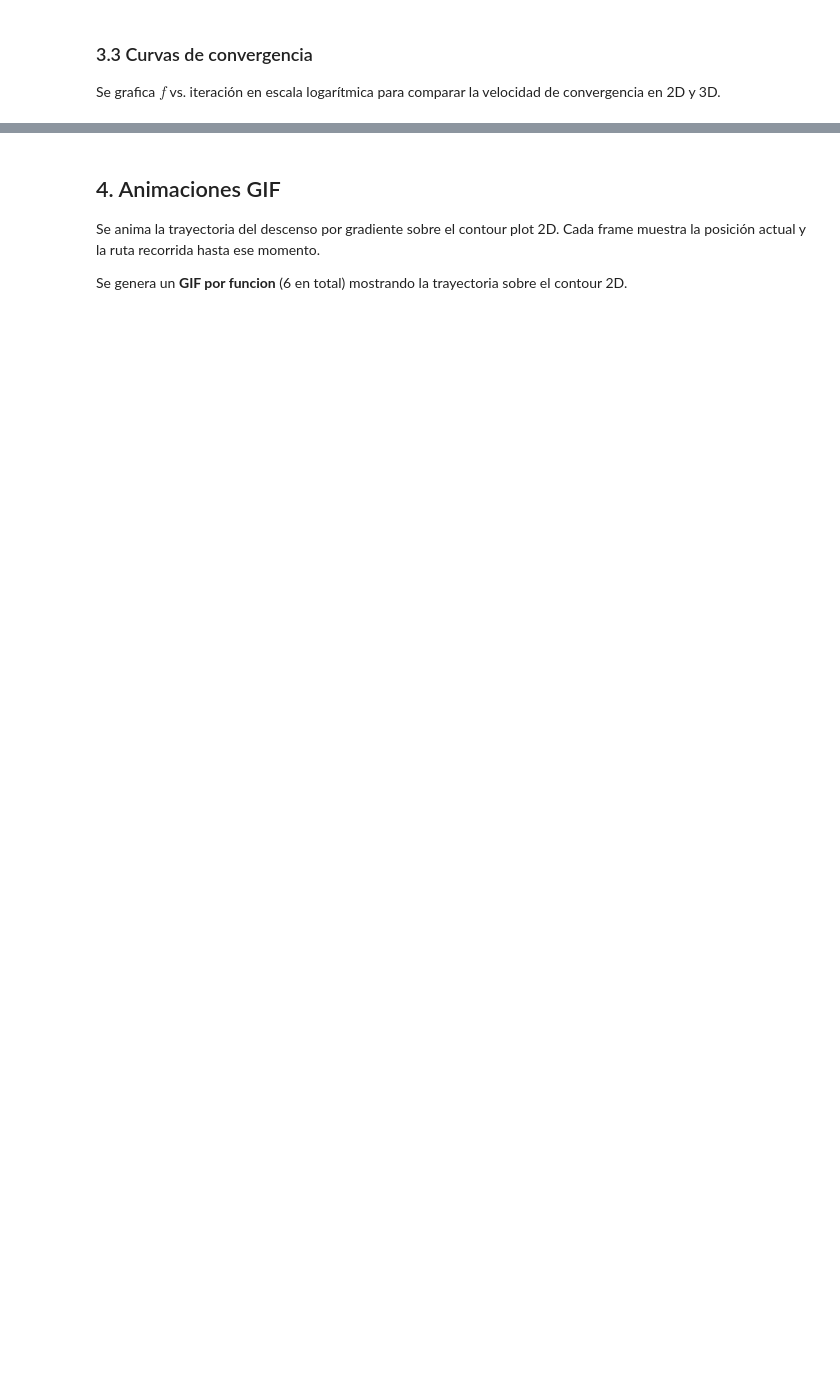
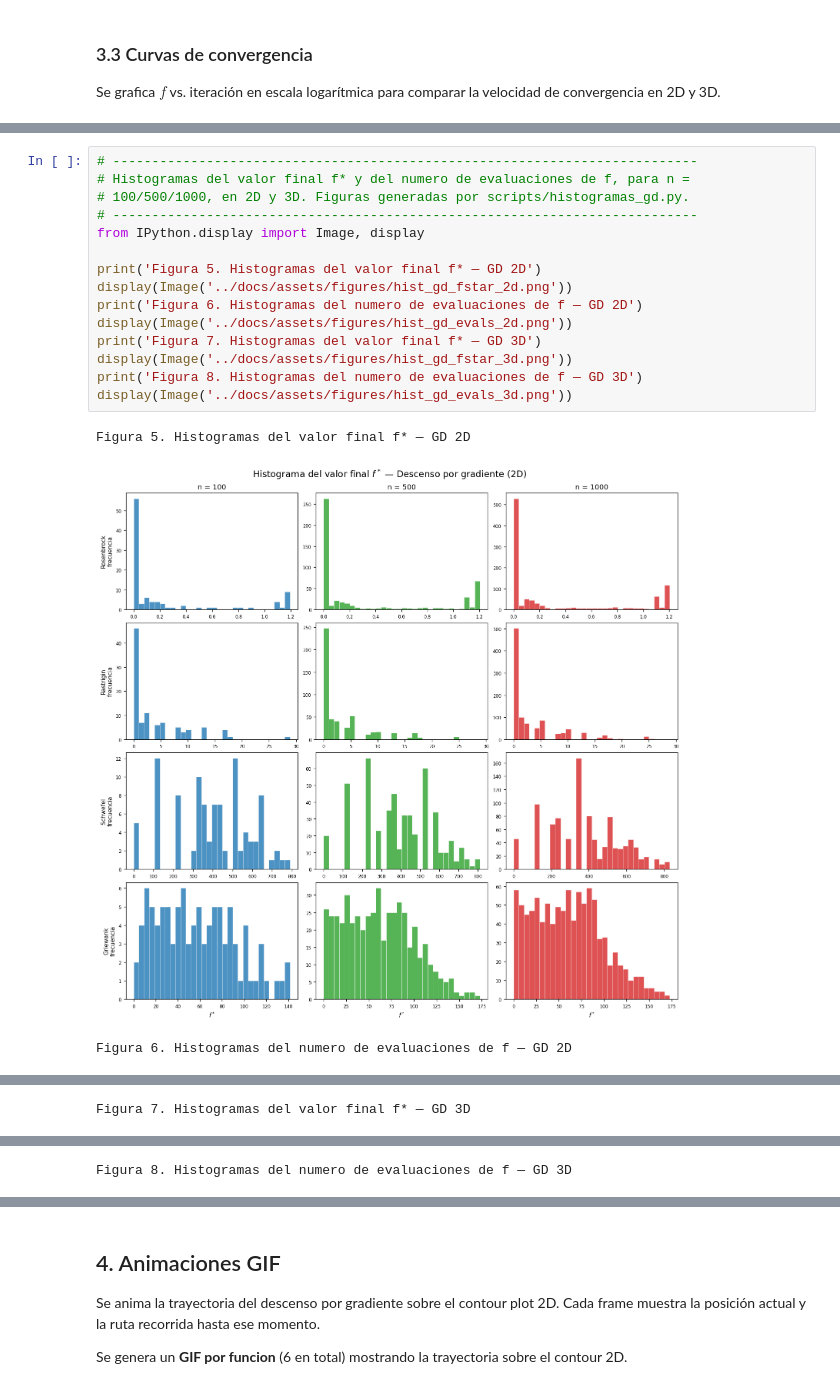
Before and after one commit to AndresGuido9820/optimizacion-metaheuristicas, a Jupyter notebook: notebooks/01_funciones_gradiente.ipynb, the cells around one changed output, grey strips where cells are left out. Cells and saved outputs as stored; diff of their text form; blank space fills up the shorter version.

```diff
--- a/notebooks/01_funciones_gradiente.ipynb
+++ b/notebooks/01_funciones_gradiente.ipynb
@@ -501,0 +540,19 @@ for ndim in [2, 3]:
+# %%
+# ---------------------------------------------------------------------------
+# Histogramas del valor final f* y del numero de evaluaciones de f, para n =
+# 100/500/1000, en 2D y 3D. Figuras generadas por scripts/histogramas_gd.py.
+# ---------------------------------------------------------------------------
+from IPython.display import Image, display
+
+print('Figura 5. Histogramas del valor final f* — GD 2D')
+display(Image('../docs/assets/figures/hist_gd_fstar_2d.png'))
+print('Figura 6. Histogramas del numero de evaluaciones de f — GD 2D')
+display(Image('../docs/assets/figures/hist_gd_evals_2d.png'))
+print('Figura 7. Histogramas del valor final f* — GD 3D')
+display(Image('../docs/assets/figures/hist_gd_fstar_3d.png'))
+print('Figura 8. Histogramas del numero de evaluaciones de f — GD 3D')
+display(Image('../docs/assets/figures/hist_gd_evals_3d.png'))
+# %% [output]
+Figura 5. Histogramas del valor final f* — GD 2D
+[figure, added]
+Figura 6. Histogramas del numero de evaluaciones de f — GD 2D
@@ -501,0 +560 @@ for ndim in [2, 3]:
+Figura 7. Histogramas del valor final f* — GD 3D
@@ -501,0 +562 @@ for ndim in [2, 3]:
+Figura 8. Histogramas del numero de evaluaciones de f — GD 3D
```
Also changed, not shown: parts of 21 cells of this notebook, 24 other files.
